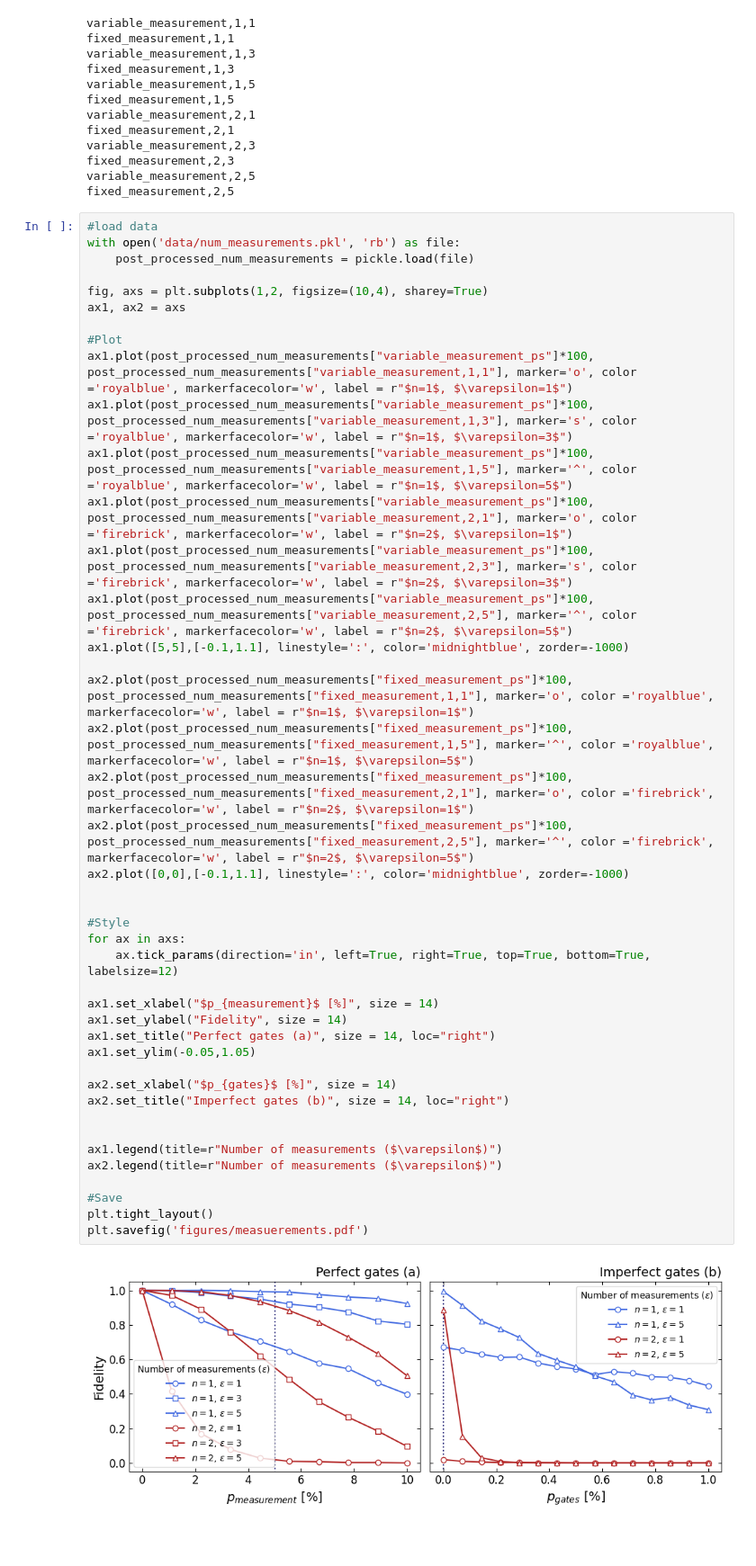
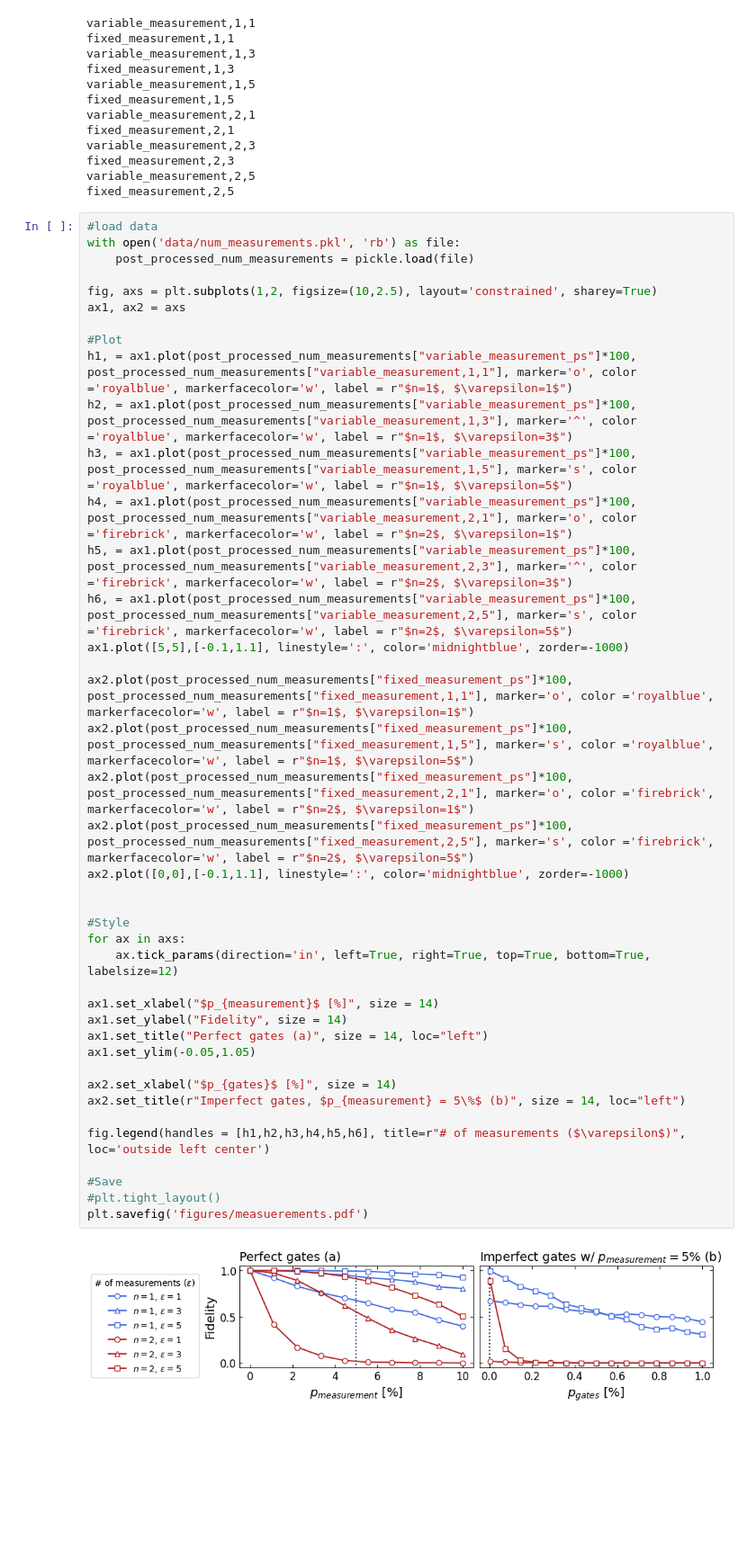
Before and after one commit to aubra25/qc803-project-argb, a Jupyter notebook: experiments.ipynb, the cells around one changed output. Shown at 90% size. Drawn from its saved outputs; the diff is of its cells as text; blank space fills up the shorter version.

```diff
--- a/experiments.ipynb
+++ b/experiments.ipynb
@@ -447,48 +447,46 @@ fixed_measurement,2,5
 # %%
 #load data
 with open('data/num_measurements.pkl', 'rb') as file:
     post_processed_num_measurements = pickle.load(file)
 
-fig, axs = plt.subplots(1,2, figsize=(10,4), sharey=True)
+fig, axs = plt.subplots(1,2, figsize=(10,2.5), layout='constrained', sharey=True)
 ax1, ax2 = axs
 
 #Plot
-ax1.plot(post_processed_num_measurements["variable_measurement_ps"]*100, post_processed_num_measurements["variable_measurement,1,1"], marker='o', color ='royalblue', markerfacecolor='w', label = r"$n=1$, $\varepsilon=1$")
-ax1.plot(post_processed_num_measurements["variable_measurement_ps"]*100, post_processed_num_measurements["variable_measurement,1,3"], marker='s', color ='royalblue', markerfacecolor='w', label = r"$n=1$, $\varepsilon=3$")
-ax1.plot(post_processed_num_measurements["variable_measurement_ps"]*100, post_processed_num_measurements["variable_measurement,1,5"], marker='^', color ='royalblue', markerfacecolor='w', label = r"$n=1$, $\varepsilon=5$")
-ax1.plot(post_processed_num_measurements["variable_measurement_ps"]*100, post_processed_num_measurements["variable_measurement,2,1"], marker='o', color ='firebrick', markerfacecolor='w', label = r"$n=2$, $\varepsilon=1$")
-ax1.plot(post_processed_num_measurements["variable_measurement_ps"]*100, post_processed_num_measurements["variable_measurement,2,3"], marker='s', color ='firebrick', markerfacecolor='w', label = r"$n=2$, $\varepsilon=3$")
-ax1.plot(post_processed_num_measurements["variable_measurement_ps"]*100, post_processed_num_measurements["variable_measurement,2,5"], marker='^', color ='firebrick', markerfacecolor='w', label = r"$n=2$, $\varepsilon=5$")
+h1, = ax1.plot(post_processed_num_measurements["variable_measurement_ps"]*100, post_processed_num_measurements["variable_measurement,1,1"], marker='o', color ='royalblue', markerfacecolor='w', label = r"$n=1$, $\varepsilon=1$")
+h2, = ax1.plot(post_processed_num_measurements["variable_measurement_ps"]*100, post_processed_num_measurements["variable_measurement,1,3"], marker='^', color ='royalblue', markerfacecolor='w', label = r"$n=1$, $\varepsilon=3$")
+h3, = ax1.plot(post_processed_num_measurements["variable_measurement_ps"]*100, post_processed_num_measurements["variable_measurement,1,5"], marker='s', color ='royalblue', markerfacecolor='w', label = r"$n=1$, $\varepsilon=5$")
+h4, = ax1.plot(post_processed_num_measurements["variable_measurement_ps"]*100, post_processed_num_measurements["variable_measurement,2,1"], marker='o', color ='firebrick', markerfacecolor='w', label = r"$n=2$, $\varepsilon=1$")
+h5, = ax1.plot(post_processed_num_measurements["variable_measurement_ps"]*100, post_processed_num_measurements["variable_measurement,2,3"], marker='^', color ='firebrick', markerfacecolor='w', label = r"$n=2$, $\varepsilon=3$")
+h6, = ax1.plot(post_processed_num_measurements["variable_measurement_ps"]*100, post_processed_num_measurements["variable_measurement,2,5"], marker='s', color ='firebrick', markerfacecolor='w', label = r"$n=2$, $\varepsilon=5$")
 ax1.plot([5,5],[-0.1,1.1], linestyle=':', color='midnightblue', zorder=-1000)
 
 ax2.plot(post_processed_num_measurements["fixed_measurement_ps"]*100, post_processed_num_measurements["fixed_measurement,1,1"], marker='o', color ='royalblue', markerfacecolor='w', label = r"$n=1$, $\varepsilon=1$")
-ax2.plot(post_processed_num_measurements["fixed_measurement_ps"]*100, post_processed_num_measurements["fixed_measurement,1,5"], marker='^', color ='royalblue', markerfacecolor='w', label = r"$n=1$, $\varepsilon=5$")
+ax2.plot(post_processed_num_measurements["fixed_measurement_ps"]*100, post_processed_num_measurements["fixed_measurement,1,5"], marker='s', color ='royalblue', markerfacecolor='w', label = r"$n=1$, $\varepsilon=5$")
 ax2.plot(post_processed_num_measurements["fixed_measurement_ps"]*100, post_processed_num_measurements["fixed_measurement,2,1"], marker='o', color ='firebrick', markerfacecolor='w', label = r"$n=2$, $\varepsilon=1$")
-ax2.plot(post_processed_num_measurements["fixed_measurement_ps"]*100, post_processed_num_measurements["fixed_measurement,2,5"], marker='^', color ='firebrick', markerfacecolor='w', label = r"$n=2$, $\varepsilon=5$")
+ax2.plot(post_processed_num_measurements["fixed_measurement_ps"]*100, post_processed_num_measurements["fixed_measurement,2,5"], marker='s', color ='firebrick', markerfacecolor='w', label = r"$n=2$, $\varepsilon=5$")
 ax2.plot([0,0],[-0.1,1.1], linestyle=':', color='midnightblue', zorder=-1000)
 
 
 #Style
 for ax in axs:
     ax.tick_params(direction='in', left=True, right=True, top=True, bottom=True, labelsize=12)
 
 ax1.set_xlabel("$p_{measurement}$ [%]", size = 14)
 ax1.set_ylabel("Fidelity", size = 14)
-ax1.set_title("Perfect gates (a)", size = 14, loc="right")
+ax1.set_title("Perfect gates (a)", size = 14, loc="left")
 ax1.set_ylim(-0.05,1.05)
 
 ax2.set_xlabel("$p_{gates}$ [%]", size = 14)
-ax2.set_title("Imperfect gates (b)", size = 14, loc="right")
+ax2.set_title(r"Imperfect gates, $p_{measurement} = 5\%$ (b)", size = 14, loc="left")
 
-
-ax1.legend(title=r"Number of measurements ($\varepsilon$)")
-ax2.legend(title=r"Number of measurements ($\varepsilon$)")
+fig.legend(handles = [h1,h2,h3,h4,h5,h6], title=r"# of measurements ($\varepsilon$)", loc='outside left center')
 
 #Save
-plt.tight_layout()
+#plt.tight_layout()
 plt.savefig('figures/measuerements.pdf')
 # %% [output]
-[figure, old version]
+[figure, new version]
 # %% [markdown]
 #
 # %% [markdown]
```
Also changed, not shown: parts of 6 cells of this notebook, 8 other files.
